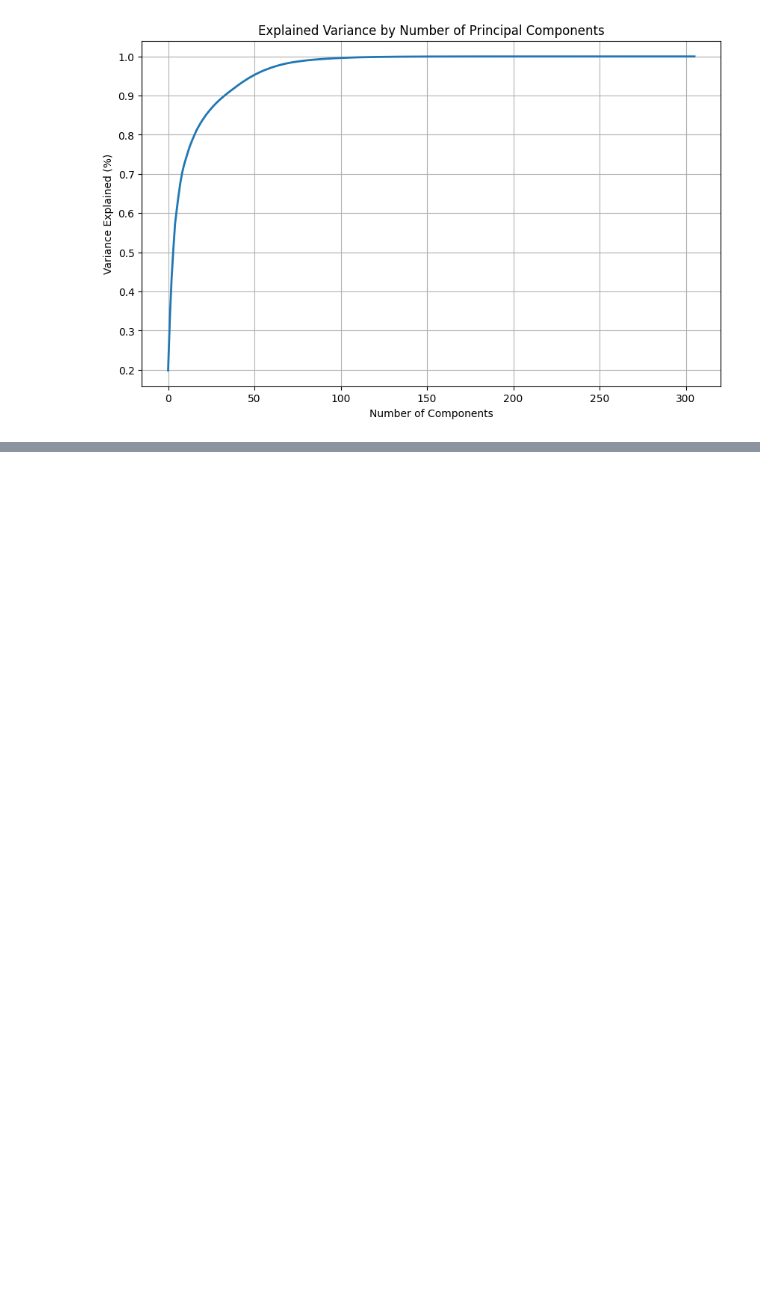
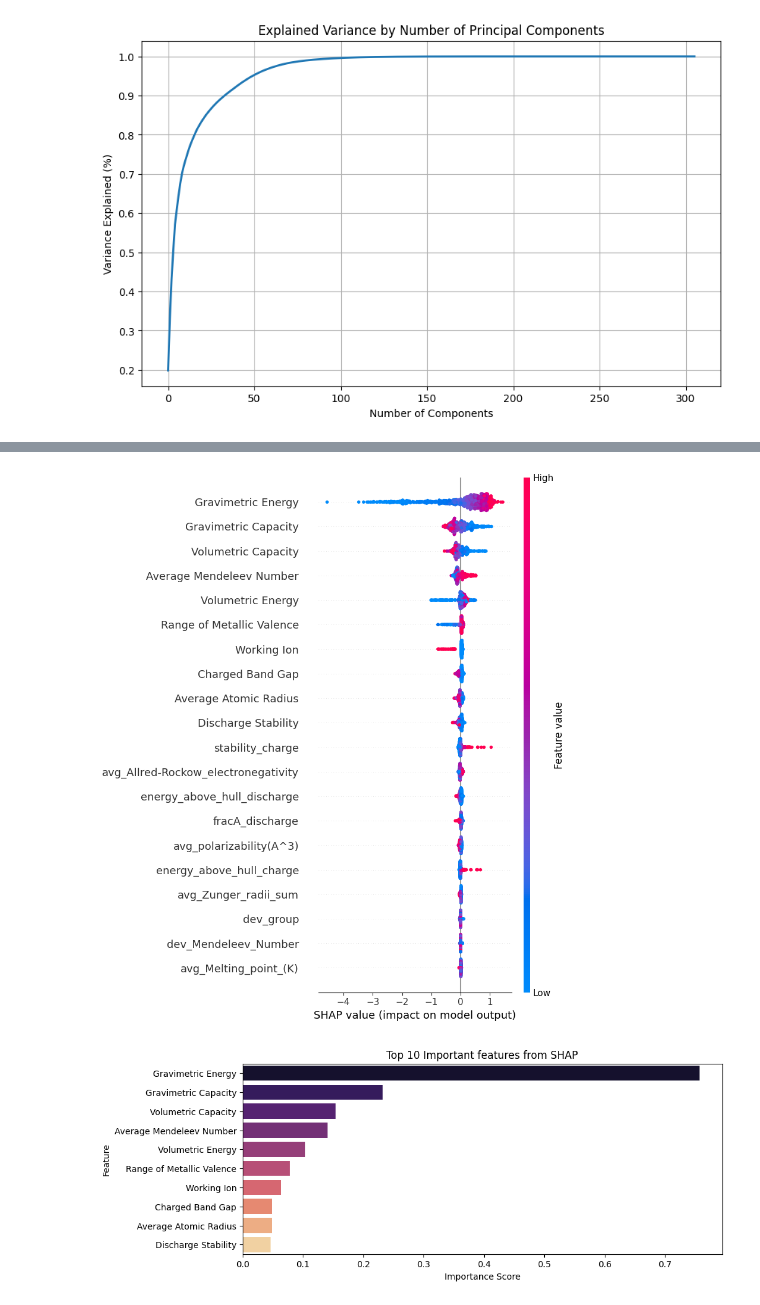
Before and after one commit to Evolved360/Voltage_prediction, a Jupyter notebook: Feature_engineering_and_featurization.ipynb, the cells around one changed output, grey strips where cells are left out. Saved outputs shown, nothing was run; the diff lists cells and outputs as text; code cells hidden in the pictures; blank space fills up the shorter version.

```diff
--- a/Feature_engineering_and_featurization.ipynb
+++ b/Feature_engineering_and_featurization.ipynb
@@ -345,0 +438,44 @@ KeyboardInterrupt:
+# %%
+# Use the TreeExplainer for Random Forests
+explainer = shap.TreeExplainer(model)
+shap_values = explainer.shap_values(X_test)
+
+# Create a mapping of original feature names to new feature names
+feature_name_mapping = {
+    'energy_grav': 'Gravimetric Energy',
+    'capacity_grav': 'Gravimetric Capacity',
+    'capacity_vol': 'Volumetric Capacity',
+    'avg_Mendeleev_Number': 'Average Mendeleev Number',
+    'energy_vol': 'Volumetric Energy',
+    'range_metallic_valence': 'Range of Metallic Valence',
+    'working_ion_Zn': 'Working Ion',
+    'band_gap_charge': 'Charged Band Gap',
+    'avg_Atomic_Radius': 'Average Atomic Radius',
+    'stability_discharge': 'Discharge Stability'
+}
+X_test_renamed = X_test.rename(columns=feature_name_mapping)
+
+# For regression tasks, shap_values is a single array
+shap_values = shap_values
+# %%
+# Summary plot of SHAP values
+shap.summary_plot(shap_values, X_test_renamed)
+
+# Calculate the mean absolute SHAP values for each feature
+feature_importance = np.abs(shap_values).mean(axis=0)
+feature_importance_df = pd.DataFrame({'Feature': X.columns, 'Importance': feature_importance})
+feature_importance_df = feature_importance_df.sort_values(by='Importance', ascending=False).head(10)  # Top 10 features
+
+# Plotting the top 10 features with SHAP values
+import matplotlib.pyplot as plt
+import seaborn as sns
+
+plt.figure(figsize=(10, 4))
+sns.barplot(x='Importance', y='Feature', data=feature_importance_df, palette="magma")
+plt.title('Top 10 Important features from SHAP')
+plt.xlabel('Importance Score')
+plt.ylabel('Feature')
+plt.show()
+# %% [output]
+[figure, added]
+[figure, added]
```
Also changed, not shown: parts of 54 cells of this notebook.
